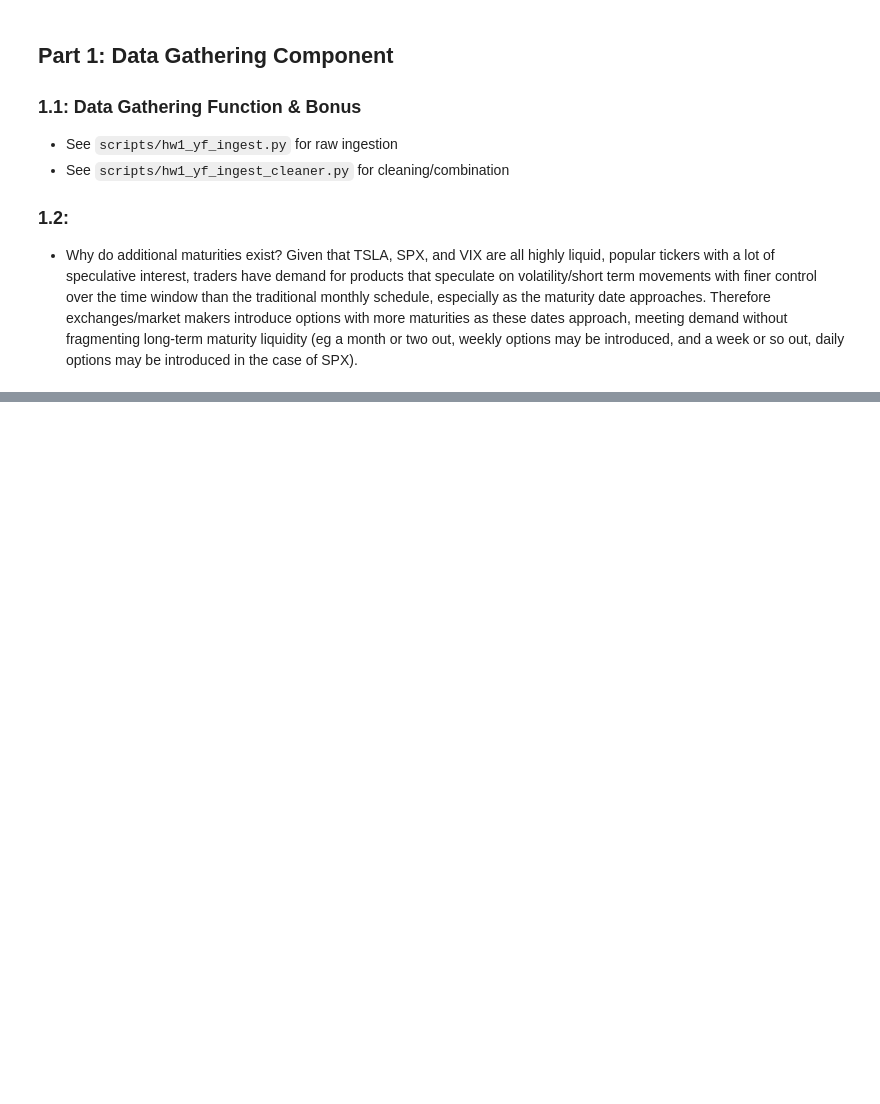
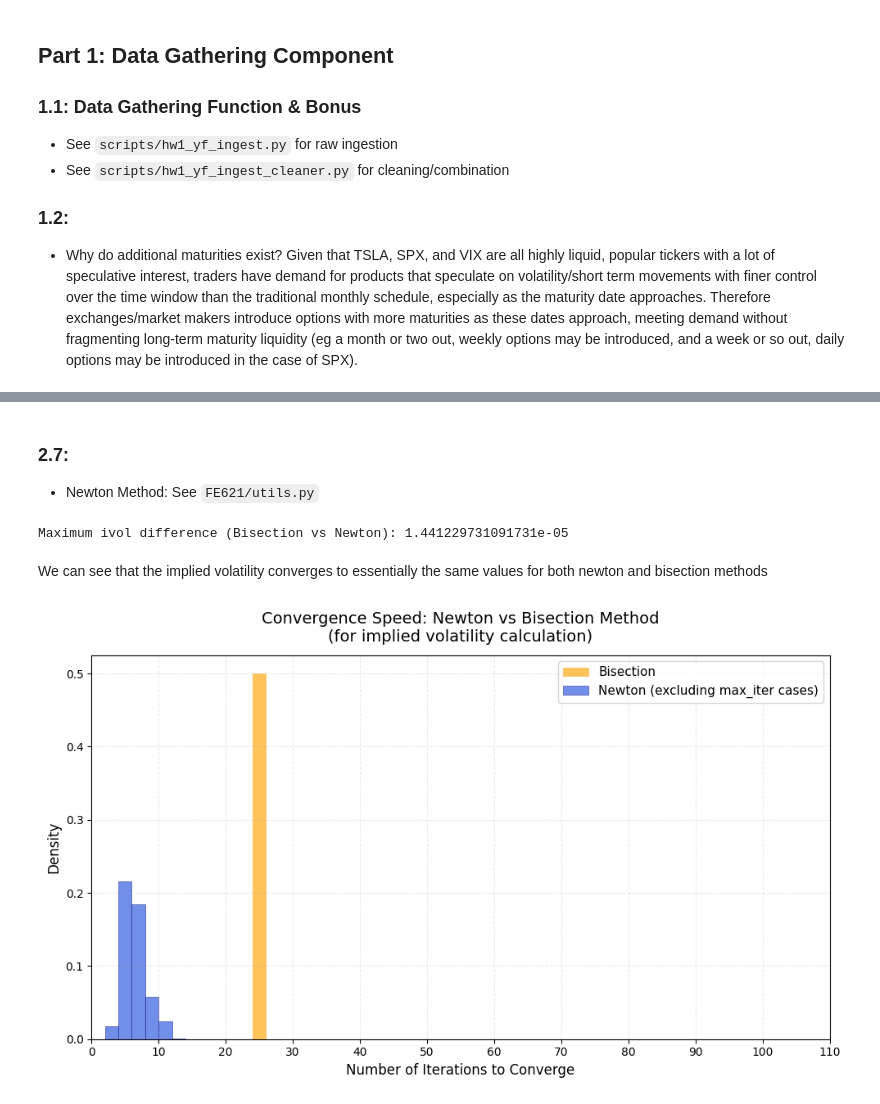
Before and after one commit to ciangahan/FE621, a Jupyter notebook: notebooks/hw1.ipynb, the cells around one changed output, grey strips where cells are left out. Drawn from its saved outputs; the diff is of its cells as text; code cells hidden in the pictures; blank space fills up the shorter version.

````diff
--- a/notebooks/hw1.ipynb
+++ b/notebooks/hw1.ipynb
@@ -59,0 +117,29 @@ print(options.head())
+# %% [markdown]
+### 2.7:
+- Newton Method: See ```FE621/utils.py```
+# %%
+def row_iv_newton(row):
+    if row["optionType"] == "call":
+        return BlackScholes.iv_call_newton(
+            row["underlyingPrice"],
+            row["strike"],
+            row["daysToMaturity"] / 365,
+            np.log1p(row["fedFunds"]),
+            (row["bid"] + row["ask"]) / 2
+        )
+    else:
+        return BlackScholes.iv_put_newton(
+            row["underlyingPrice"],
+            row["strike"],
+            row["daysToMaturity"] / 365,
+            np.log1p(row["fedFunds"]),
+            (row["bid"] + row["ask"]) / 2
+        )
+
+options["impliedVolatilityN"] = options.apply(row_iv_newton, axis=1)
+# %%
+print("Maximum ivol difference (Bisection vs Newton): " + str((options["impliedVolatilityB"] - options["impliedVolatilityN"]).abs().max()))
+# %% [output]
+Maximum ivol difference (Bisection vs Newton): 1.441229731091731e-05
+# %% [markdown]
+We can see that the implied volatility converges to essentially the same values for both newton and bisection methods
@@ -59,0 +193,34 @@ print(options.head())
+# %%
+fig, ax = plt.subplots(figsize=(10, 6))
+
+ax.hist(iters_bisection,
+        bins=np.arange(0, 51, 2),
+        alpha=0.65,
+        label='Bisection',
+        color='orange',
+        density=True,
+        edgecolor='darkorange',
+        linewidth=0.4)
+
+ax.hist(iters_newton[iters_newton != 100],
+        bins=np.arange(0, 51, 2),
+        alpha=0.75,
+        label='Newton (excluding max_iter cases)',
+        color='royalblue',
+        density=True,
+        edgecolor='navy',
+        linewidth=0.4)
+
+ax.set_xlabel('Number of Iterations to Converge', fontsize=12)
+ax.set_ylabel('Density', fontsize=12)
+ax.set_title('Convergence Speed: Newton vs Bisection Method\n(for implied volatility calculation)', fontsize=14, pad=12)
+
+ax.legend(fontsize=11, loc='upper right')
+ax.grid(True, alpha=0.25, linestyle='--')
+ax.set_xlim(0, 110)                       # give a bit of space on right
+ax.set_xticks(np.arange(0, 111, 10))
+
+plt.tight_layout()
+plt.show()
+# %% [output]
+[figure, added]
````
Also changed, not shown: parts of 18 cells of this notebook, 6 other files.
